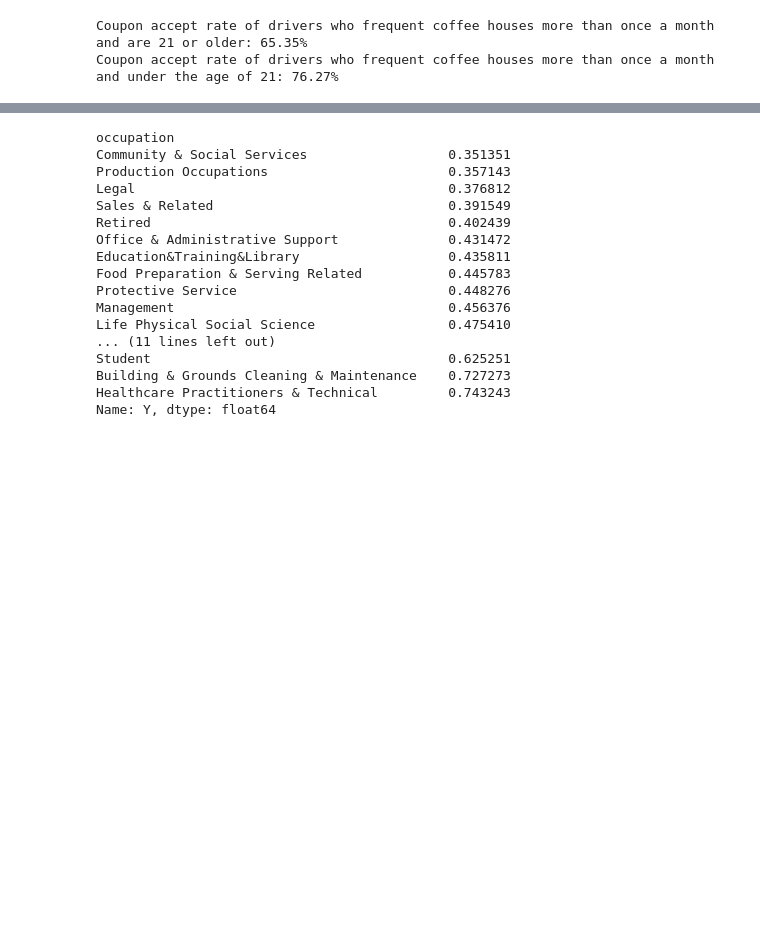
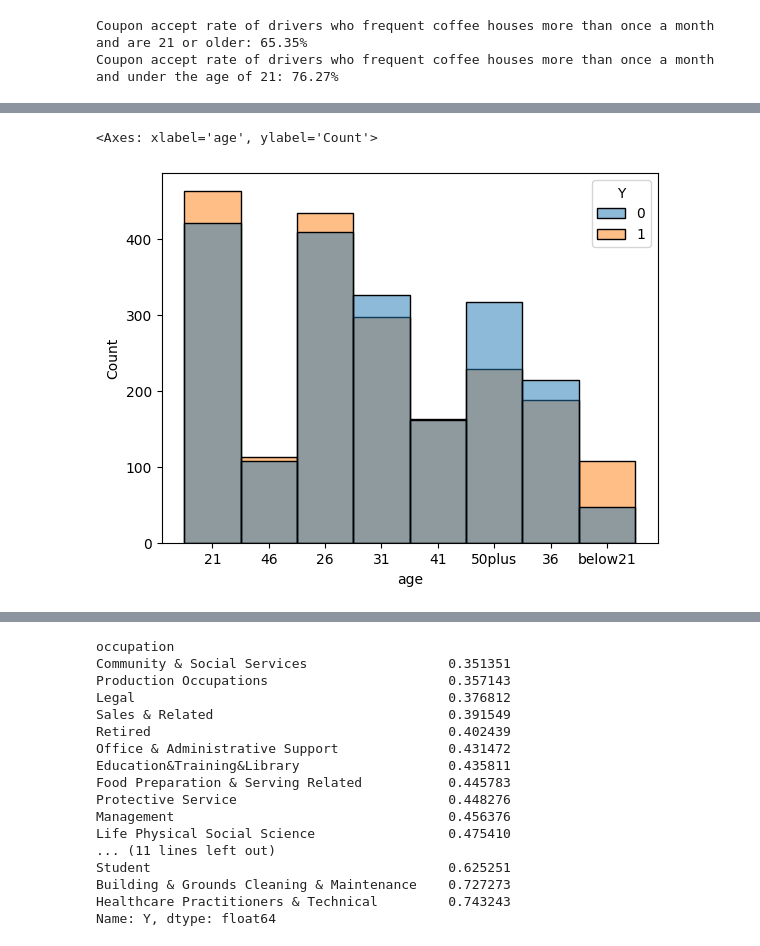
Before and after one commit to Ttang8/assignment-5.1, a Jupyter notebook: assignment5_1_Terrence.ipynb, the cells around one changed output, grey strips where cells are left out. Cells and saved outputs as stored; diff of their text form; code cells hidden in the pictures; blank space fills up the shorter version.

```diff
--- a/assignment5_1_Terrence.ipynb
+++ b/assignment5_1_Terrence.ipynb
@@ -535,7 +543,8 @@ print('Coupon accept rate of drivers who frequent coffee houses more than once a
 Coupon accept rate of drivers who frequent coffee houses more than once a month and are 21 or older: 65.35%
 Coupon accept rate of drivers who frequent coffee houses more than once a month and under the age of 21: 76.27%
 # %%
-fig2 = px.histogram(coupons_coffee_house_df, x='age', color='Y', text_auto=True)
-fig2.update_xaxes(categoryorder='total ascending')
-fig2.show()
+# fig2 = px.histogram(coupons_coffee_house_df, x='age', color='Y', text_auto=True)
+# fig2.update_xaxes(categoryorder='total ascending')
+# fig2.show()
+sns.histplot(coupons_coffee_house_df, x='age', hue='Y')
 # %% [output]
@@ -543 +551,3 @@ fig2.show()
+<Axes: xlabel='age', ylabel='Count'>
+[figure, added]
 # %%
```
Also changed, not shown: parts of 20 cells of this notebook, 2 other files.
